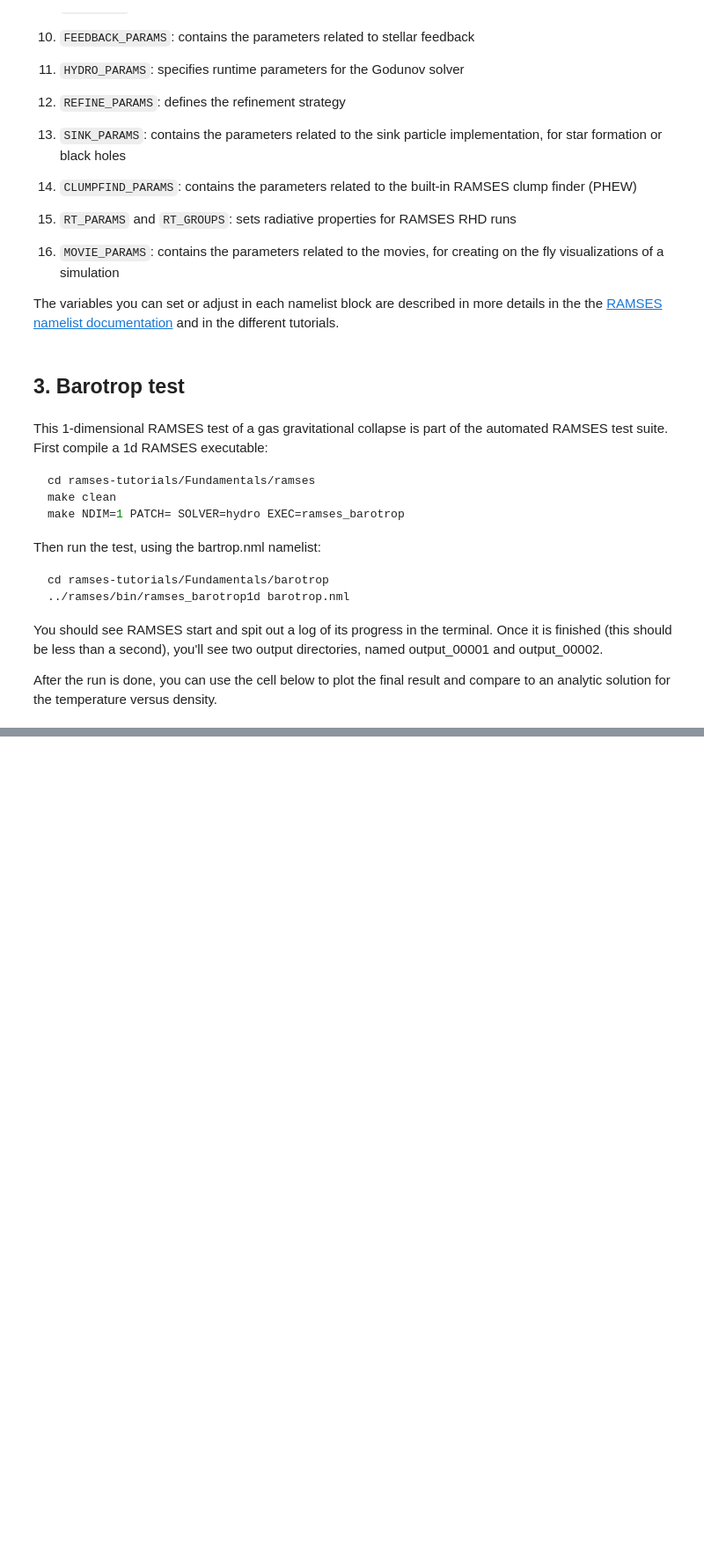
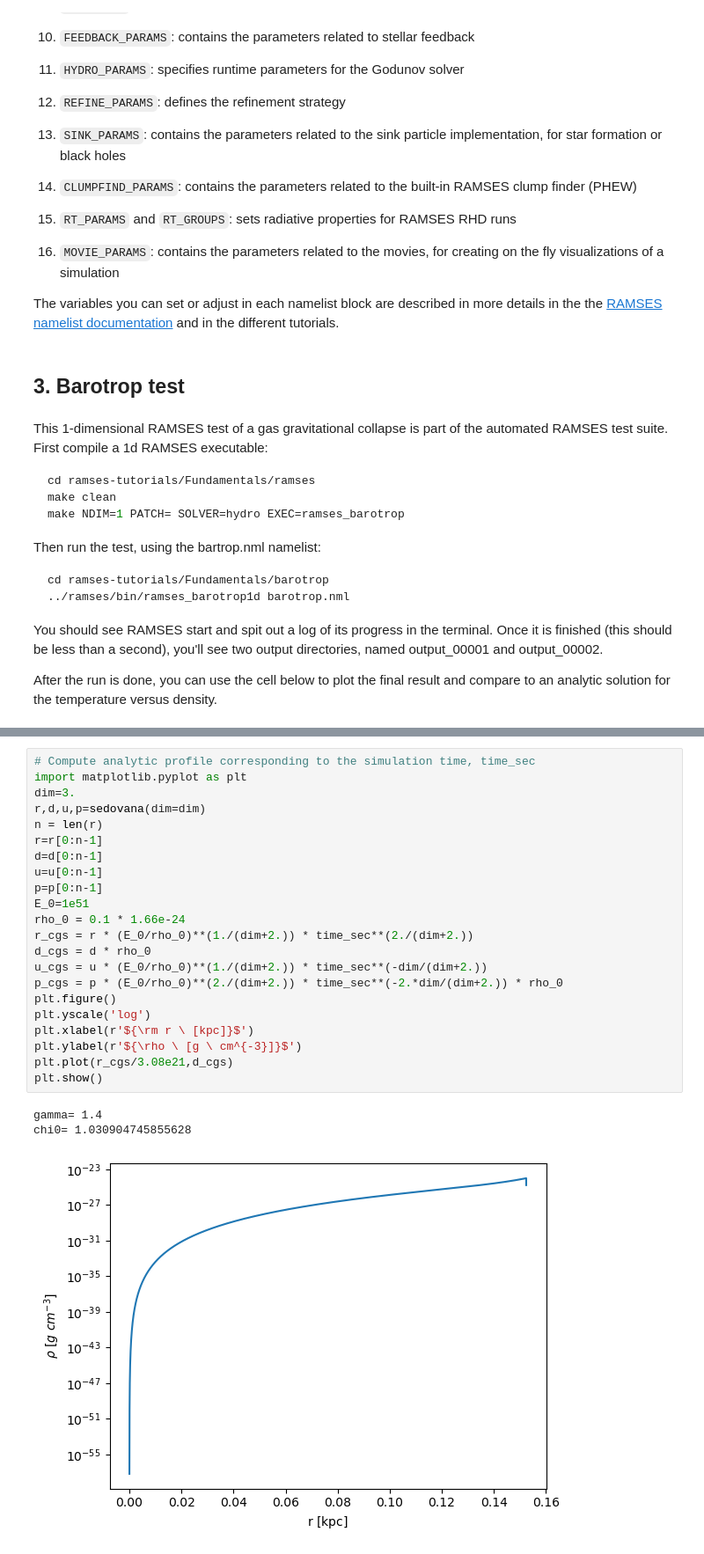
Before and after one commit to blaizot/ramses-tutorials, a Jupyter notebook: Fundamentals/tutorial.ipynb, the cells around one changed output, grey strips where cells are left out. Shown at 88% size. Saved outputs shown, nothing was run; the diff lists cells and outputs as text; blank space fills up the shorter version.

```diff
--- a/Fundamentals/tutorial.ipynb
+++ b/Fundamentals/tutorial.ipynb
@@ -181,0 +346,26 @@ Loaded: 784 cells, 0 particles.
+# %%
+# Compute analytic profile corresponding to the simulation time, time_sec
+import matplotlib.pyplot as plt
+dim=3.
+r,d,u,p=sedovana(dim=dim)
+n = len(r)
+r=r[0:n-1]
+d=d[0:n-1]
+u=u[0:n-1]
+p=p[0:n-1]
+E_0=1e51
+rho_0 = 0.1 * 1.66e-24
+r_cgs = r * (E_0/rho_0)**(1./(dim+2.)) * time_sec**(2./(dim+2.))
+d_cgs = d * rho_0
+u_cgs = u * (E_0/rho_0)**(1./(dim+2.)) * time_sec**(-dim/(dim+2.))
+p_cgs = p * (E_0/rho_0)**(2./(dim+2.)) * time_sec**(-2.*dim/(dim+2.)) * rho_0
+plt.figure()
+plt.yscale('log')
+plt.xlabel(r'${\rm r \ [kpc]}$')
+plt.ylabel(r'${\rho \ [g \ cm^{-3}]}$')
+plt.plot(r_cgs/3.08e21,d_cgs)
+plt.show()
+# %% [output]
+gamma= 1.4
+chi0= 1.030904745855628
+[figure, added]
```
Also changed, not shown: parts of 10 cells of this notebook, 1 other file.
